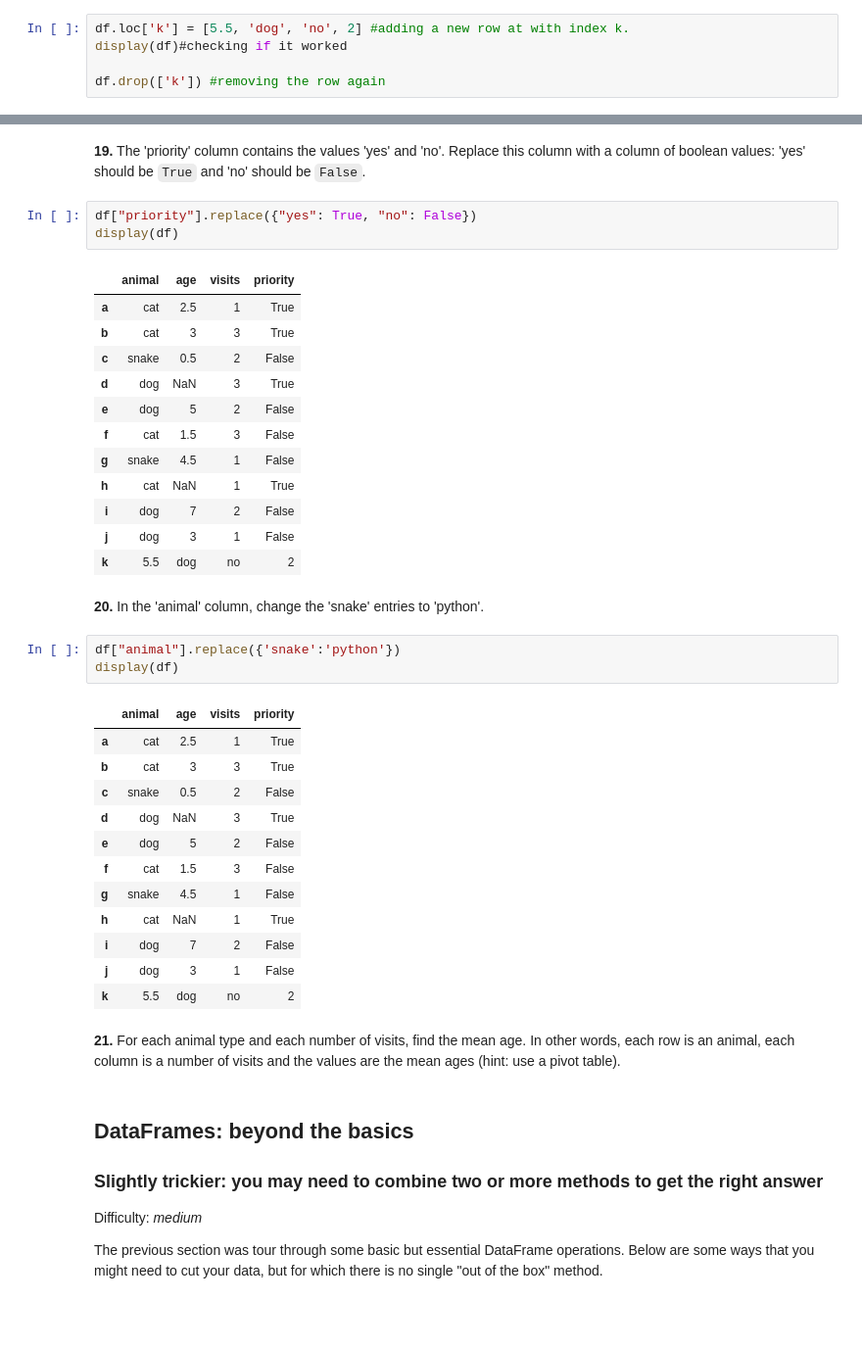
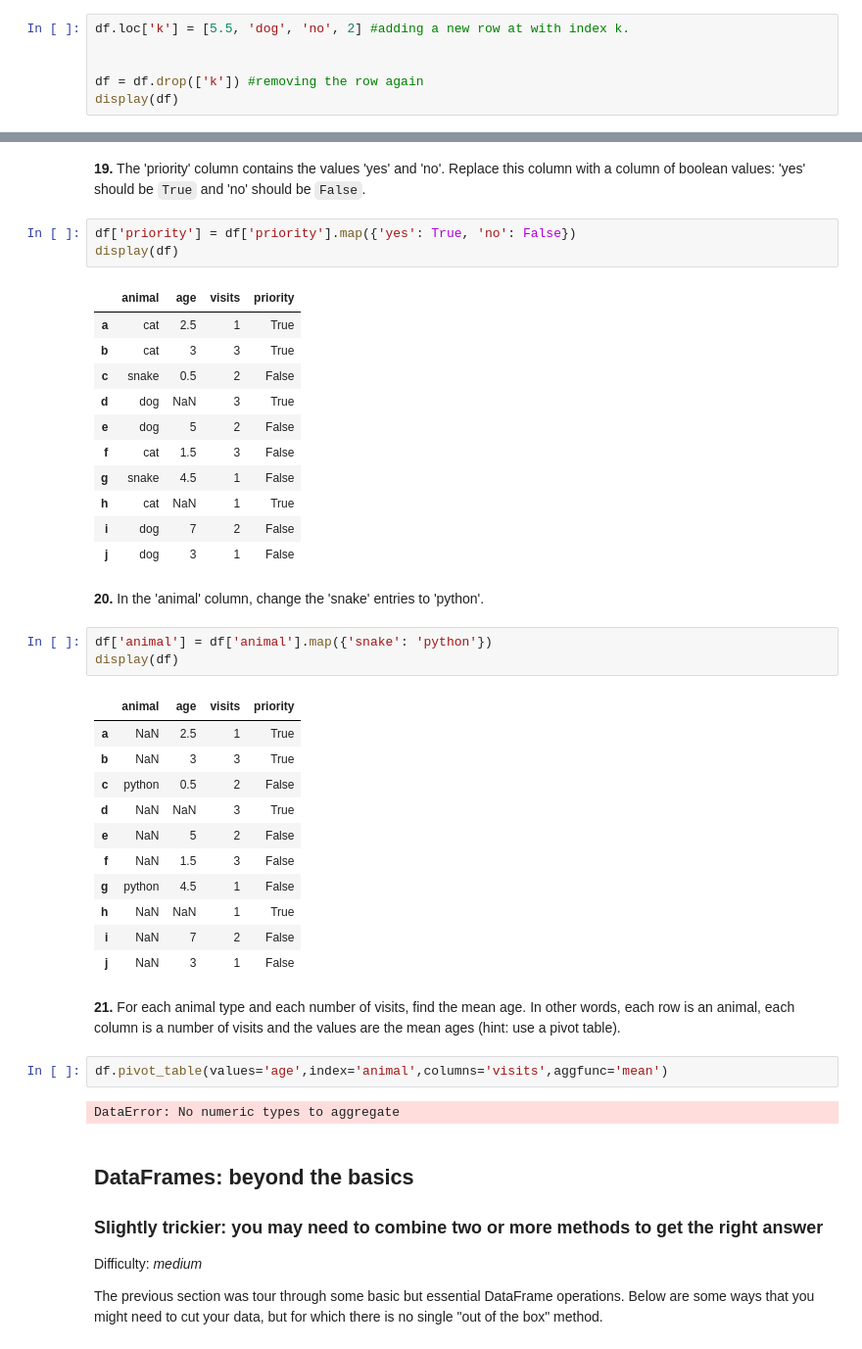
Before and after one commit to Sven-Skyth-Henriksen/AI-Exercises, a Jupyter notebook: Pandas_D7/100-pandas-puzzles.ipynb, the cells around one changed output, grey strips where cells are left out. Shown at 98% size. Saved outputs shown, nothing was run; the diff lists cells and outputs as text; blank space fills up the shorter version.

```diff
--- a/Pandas_D7/100-pandas-puzzles.ipynb
+++ b/Pandas_D7/100-pandas-puzzles.ipynb
@@ -215,9 +215,10 @@ Name: age, dtype: float64
 **16.** Append a new row 'k' to `df` with your choice of values for each column. Then delete that row to return the original DataFrame.
 # %%
 df.loc['k'] = [5.5, 'dog', 'no', 2] #adding a new row at with index k.
-display(df)#checking if it worked
 
-df.drop(['k']) #removing the row again
+
+df = df.drop(['k']) #removing the row again
+display(df)
 # %% [output]
 |  | animal | age | visits | priority |
 | a | cat | 2.5 | 1 | yes |
@@ -274,7 +261,7 @@ df.sort_values(by=['age', 'visits'], ascending=[False, True])
 # %% [markdown]
 **19.** The 'priority' column contains the values 'yes' and 'no'. Replace this column with a column of boolean values: 'yes' should be `True` and 'no' should be `False`.
 # %%
-df["priority"].replace({"yes": True, "no": False})
+df['priority'] = df['priority'].map({'yes': True, 'no': False})
 display(df)
 # %% [output]
 |  | animal | age | visits | priority |
@@ -288,27 +275,29 @@ display(df)
 | h | cat | NaN | 1 | True |
 | i | dog | 7 | 2 | False |
 | j | dog | 3 | 1 | False |
-| k | 5.5 | dog | no | 2 |
 # %% [markdown]
 **20.** In the 'animal' column, change the 'snake' entries to 'python'.
 # %%
-df["animal"].replace({'snake':'python'})
+df['animal'] = df['animal'].map({'snake': 'python'})
 display(df)
 # %% [output]
 |  | animal | age | visits | priority |
-| a | cat | 2.5 | 1 | True |
-| b | cat | 3 | 3 | True |
-| c | snake | 0.5 | 2 | False |
-| d | dog | NaN | 3 | True |
-| e | dog | 5 | 2 | False |
-| f | cat | 1.5 | 3 | False |
-| g | snake | 4.5 | 1 | False |
-| h | cat | NaN | 1 | True |
-| i | dog | 7 | 2 | False |
-| j | dog | 3 | 1 | False |
-| k | 5.5 | dog | no | 2 |
+| a | NaN | 2.5 | 1 | True |
+| b | NaN | 3 | 3 | True |
+| c | python | 0.5 | 2 | False |
+| d | NaN | NaN | 3 | True |
+| e | NaN | 5 | 2 | False |
+| f | NaN | 1.5 | 3 | False |
+| g | python | 4.5 | 1 | False |
+| h | NaN | NaN | 1 | True |
+| i | NaN | 7 | 2 | False |
+| j | NaN | 3 | 1 | False |
 # %% [markdown]
 **21.** For each animal type and each number of visits, find the mean age. In other words, each row is an animal, each column is a number of visits and the values are the mean ages (hint: use a pivot table).
+# %%
+df.pivot_table(values='age',index='animal',columns='visits',aggfunc='mean')
+# %% [output]
+DataError: No numeric types to aggregate
 # %% [markdown]
 ## DataFrames: beyond the basics
 
```
Also changed, not shown: parts of 10 cells of this notebook, 1 other file.
